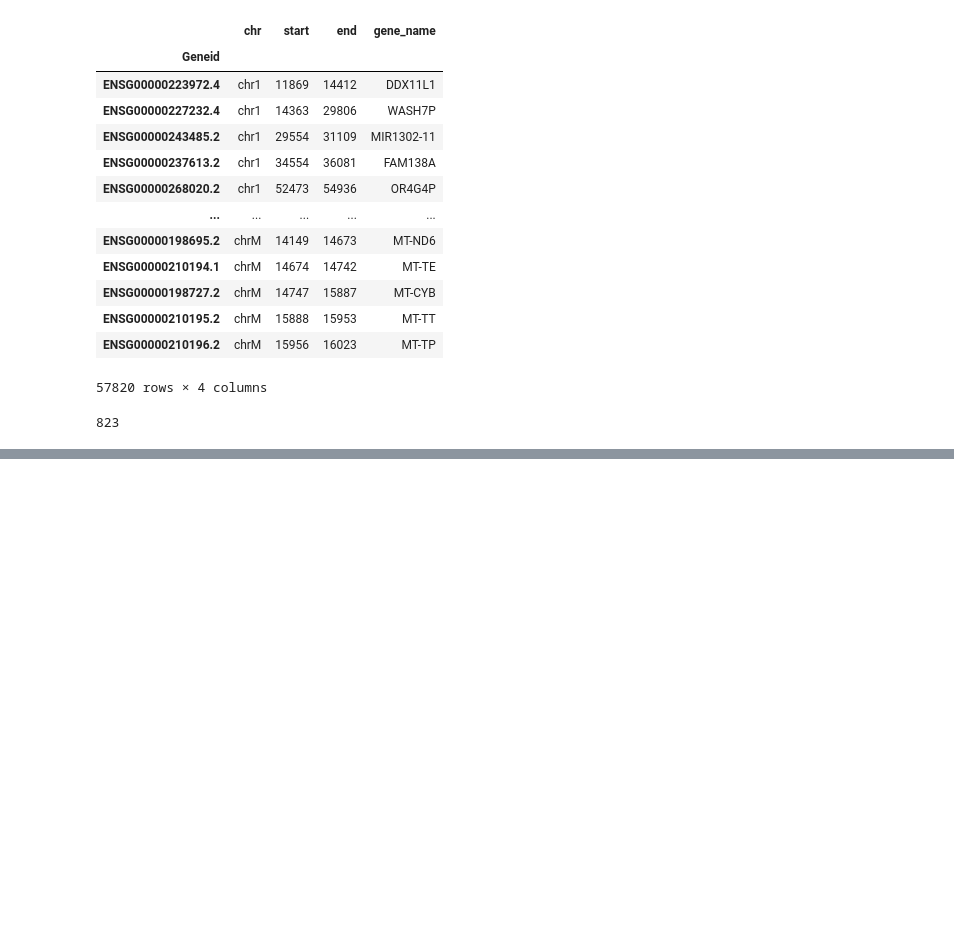
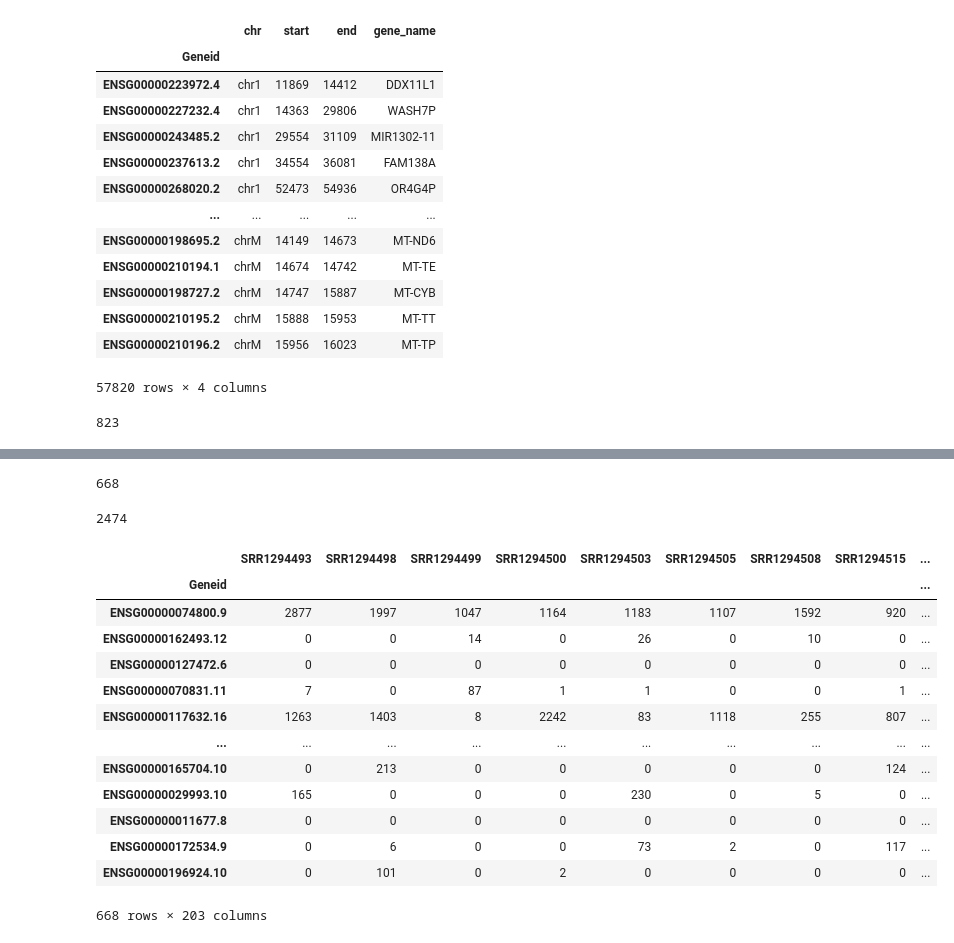
Before and after one commit to thu1911/snv, a Jupyter notebook: analysis/GSE57872_filter_ve_from_cpm.ipynb, the cells around one changed output, grey strips where cells are left out. Cells and saved outputs as stored; diff of their text form; code cells hidden in the pictures; blank space fills up the shorter version.

```diff
--- a/analysis/GSE57872_filter_ve_from_cpm.ipynb
+++ b/analysis/GSE57872_filter_ve_from_cpm.ipynb
@@ -361,0 +345,5 @@ cpm_profile
+# %%
+cpm_profile_real = cpm_profile.loc[:, snv_profile.columns.values]
+snv_profile_real = snv_profile
+# %%
+cpm_profile_real = cpm_profile_real.loc[gene_set_id,label_info_filtered_celltype.index.values]
@@ -361,0 +369,9 @@ cpm_profile
+# %%
+gene_set_valid = (cpm_profile_real > 2).sum(axis=1)
+gene_set_valid = gene_set_valid[gene_set_valid > 20].index.values
+# %%
+len(gene_set_valid)
+# %% [output]
+668
+# %%
+cpm_profile_real = cpm_profile_real.loc[gene_set_valid,]
@@ -361,0 +381,4 @@ cpm_profile
+# %%
+len(snv_valid_real)
+# %% [output]
+2474
@@ -361,0 +387,17 @@ cpm_profile
+# %%
+cpm_profile_real
+# %% [output]
+|  | SRR1294493 | SRR1294498 | SRR1294499 | SRR1294500 | SRR1294503 | SRR1294505 | SRR1294508 | SRR1294515 | ... |
+| Geneid |  |  |  |  |  |  |  |  | ... |
+| ENSG00000074800.9 | 2877 | 1997 | 1047 | 1164 | 1183 | 1107 | 1592 | 920 | ... |
+| ENSG00000162493.12 | 0 | 0 | 14 | 0 | 26 | 0 | 10 | 0 | ... |
+| ENSG00000127472.6 | 0 | 0 | 0 | 0 | 0 | 0 | 0 | 0 | ... |
+| ENSG00000070831.11 | 7 | 0 | 87 | 1 | 1 | 0 | 0 | 1 | ... |
+| ENSG00000117632.16 | 1263 | 1403 | 8 | 2242 | 83 | 1118 | 255 | 807 | ... |
+| ... | ... | ... | ... | ... | ... | ... | ... | ... | ... |
+| ENSG00000165704.10 | 0 | 213 | 0 | 0 | 0 | 0 | 0 | 124 | ... |
+| ENSG00000029993.10 | 165 | 0 | 0 | 0 | 230 | 0 | 5 | 0 | ... |
+| ENSG00000011677.8 | 0 | 0 | 0 | 0 | 0 | 0 | 0 | 0 | ... |
+| ENSG00000172534.9 | 0 | 6 | 0 | 0 | 73 | 2 | 0 | 117 | ... |
+| ENSG00000196924.10 | 0 | 101 | 0 | 2 | 0 | 0 | 0 | 0 | ... |
+668 rows × 203 columns
```
Also changed, not shown: parts of 22 cells of this notebook, 6 other files.
